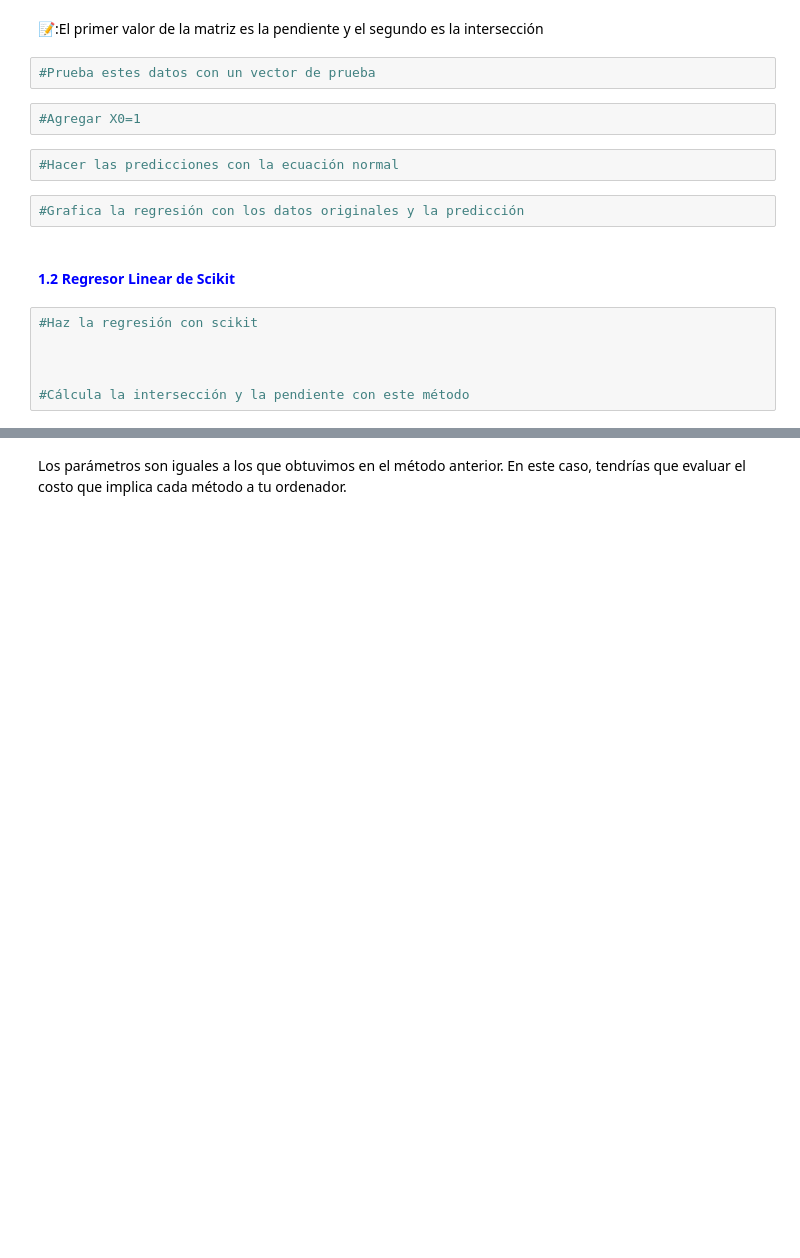
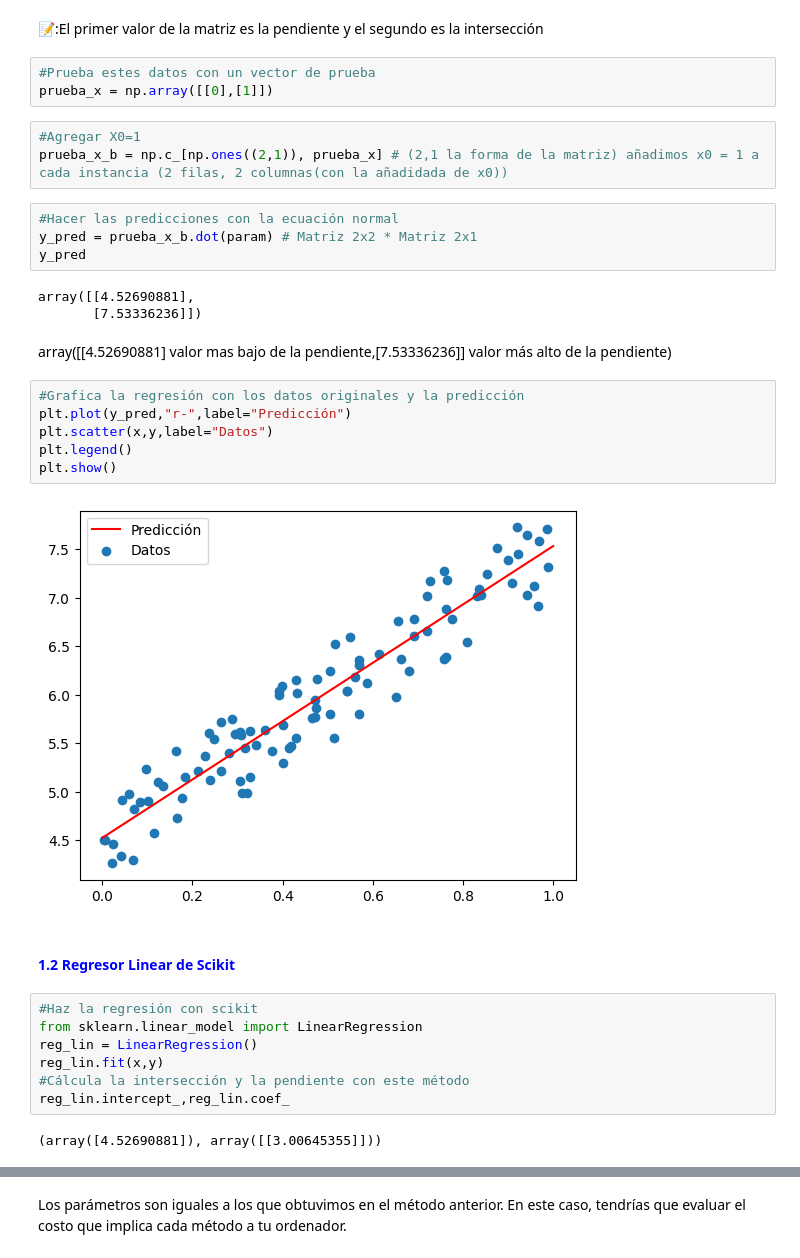
Before and after one commit to abrahajam/BIG-DATA-E-IA, a Jupyter notebook: Ejercicios 2 ultimas semanas/Capítulo 4-Modelos de Entrenamiento/ML3.ipynb, the cells around one changed output, grey strips where cells are left out. Saved outputs shown, nothing was run; the diff lists cells and outputs as text; blank space fills up the shorter version.

```diff
--- a/Ejercicios 2 ultimas semanas/Capítulo 4-Modelos de Entrenamiento/ML3.ipynb
+++ b/Ejercicios 2 ultimas semanas/Capítulo 4-Modelos de Entrenamiento/ML3.ipynb
@@ -169,17 +199,35 @@ Extensión de la regresión logística para múltiples clases.
 📝:El primer valor de la matriz es la pendiente y el segundo es la intersección
 # %%
 #Prueba estes datos con un vector de prueba
+prueba_x = np.array([[0],[1]])
 # %%
 #Agregar X0=1
+prueba_x_b = np.c_[np.ones((2,1)), prueba_x] # (2,1 la forma de la matriz) añadimos x0 = 1 a cada instancia (2 filas, 2 columnas(con la añadidada de x0))
 # %%
 #Hacer las predicciones con la ecuación normal
+y_pred = prueba_x_b.dot(param) # Matriz 2x2 * Matriz 2x1
+y_pred
+# %% [output]
+array([[4.52690881],
+       [7.53336236]])
+# %% [markdown]
+array([[4.52690881] valor mas bajo de la pendiente,[7.53336236]] valor más alto de la pendiente)
 # %%
 #Grafica la regresión con los datos originales y la predicción
+plt.plot(y_pred,"r-",label="Predicción")
+plt.scatter(x,y,label="Datos")
+plt.legend()
+plt.show()
+# %% [output]
+[figure, added]
 # %% [markdown]
 #### <span style="color:blue"> 1.2 Regresor Linear de Scikit </span>
 # %%
 #Haz la regresión con scikit
-
-
-
+from sklearn.linear_model import LinearRegression
+reg_lin = LinearRegression()
+reg_lin.fit(x,y)
 #Cálcula la intersección y la pendiente con este método
+reg_lin.intercept_,reg_lin.coef_
+# %% [output]
+(array([4.52690881]), array([[3.00645355]]))
```
Also changed, not shown: parts of 9 cells of this notebook, 1 other file.
